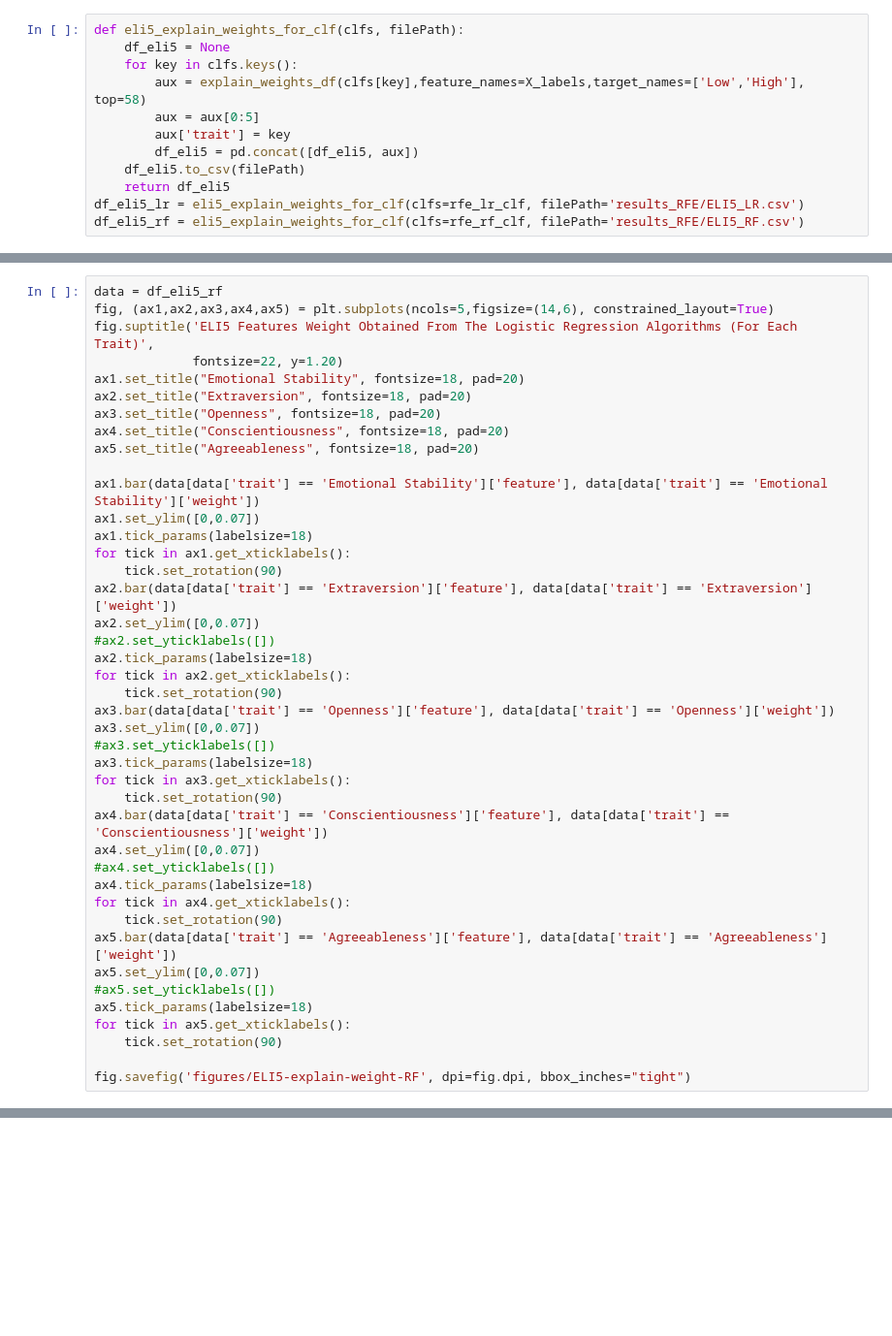
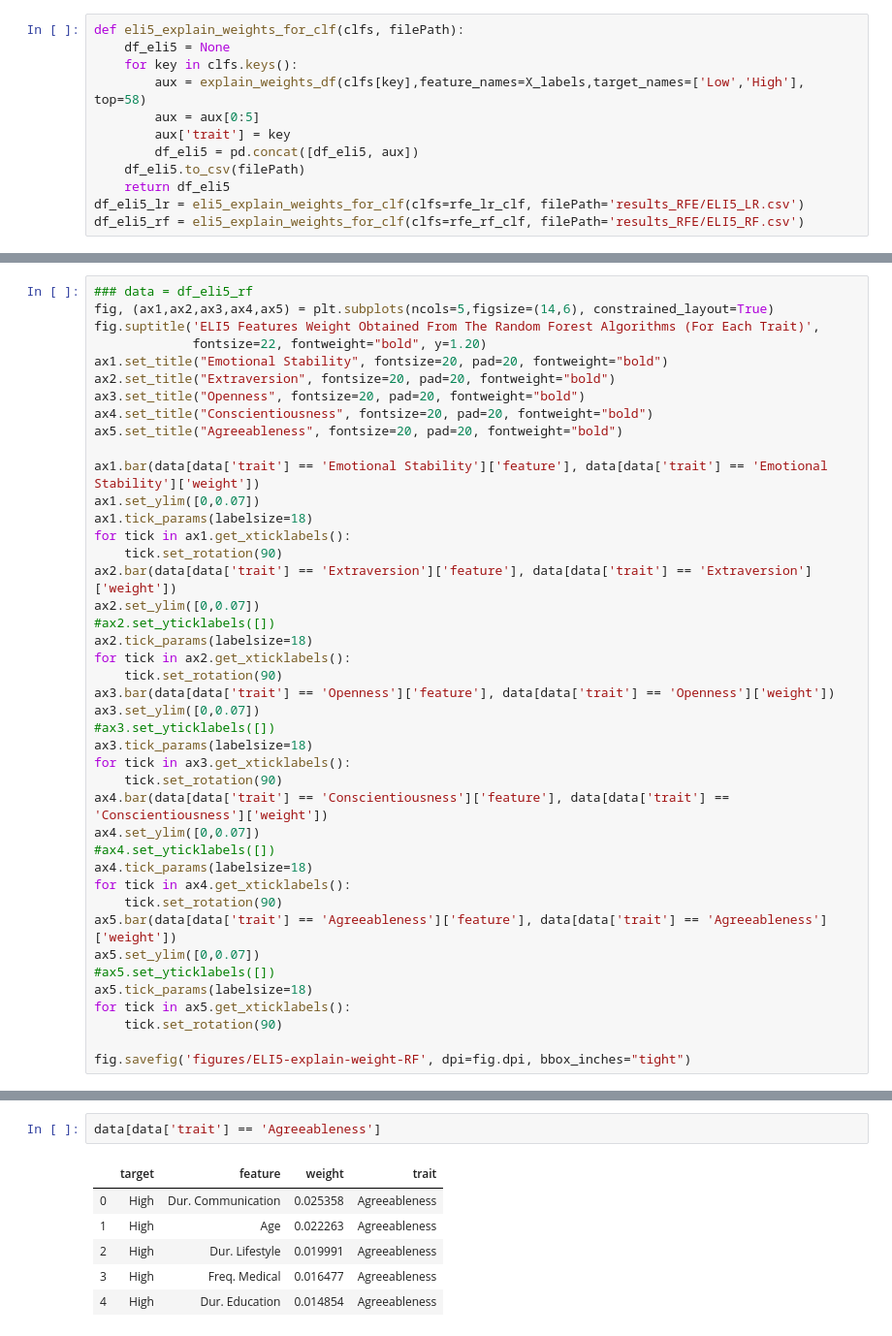
Before and after one commit to rafaoncloud/explainable_AI_personality_traits_big_five, a Jupyter notebook: LIME.ipynb, the cells around one changed output, grey strips where cells are left out. Shown at 97% size. Saved outputs shown, nothing was run; the diff lists cells and outputs as text; blank space fills up the shorter version.

```diff
--- a/LIME.ipynb
+++ b/LIME.ipynb
@@ -1200,13 +1203,13 @@ fig.savefig('figures/ELI5-explain-weight-LR', dpi=fig.dpi, bbox_inches="tight")
 # %%
-data = df_eli5_rf
+### data = df_eli5_rf
 fig, (ax1,ax2,ax3,ax4,ax5) = plt.subplots(ncols=5,figsize=(14,6), constrained_layout=True)
-fig.suptitle('ELI5 Features Weight Obtained From The Logistic Regression Algorithms (For Each Trait)',
-             fontsize=22, y=1.20)
-ax1.set_title("Emotional Stability", fontsize=18, pad=20)
-ax2.set_title("Extraversion", fontsize=18, pad=20)
-ax3.set_title("Openness", fontsize=18, pad=20)
-ax4.set_title("Conscientiousness", fontsize=18, pad=20)
-ax5.set_title("Agreeableness", fontsize=18, pad=20)
+fig.suptitle('ELI5 Features Weight Obtained From The Random Forest Algorithms (For Each Trait)',
+             fontsize=22, fontweight="bold", y=1.20)
+ax1.set_title("Emotional Stability", fontsize=20, pad=20, fontweight="bold")
+ax2.set_title("Extraversion", fontsize=20, pad=20, fontweight="bold")
+ax3.set_title("Openness", fontsize=20, pad=20, fontweight="bold")
+ax4.set_title("Conscientiousness", fontsize=20, pad=20, fontweight="bold")
+ax5.set_title("Agreeableness", fontsize=20, pad=20, fontweight="bold")
 
 ax1.bar(data[data['trait'] == 'Emotional Stability']['feature'], data[data['trait'] == 'Emotional Stability']['weight'])
 ax1.set_ylim([0,0.07])
@@ -1243,0 +1245,9 @@ fig.savefig('figures/ELI5-explain-weight-RF', dpi=fig.dpi, bbox_inches="tight")
+# %%
+data[data['trait'] == 'Agreeableness']
+# %% [output]
+|  | target | feature | weight | trait |
+| 0 | High | Dur. Communication | 0.025358 | Agreeableness |
+| 1 | High | Age | 0.022263 | Agreeableness |
+| 2 | High | Dur. Lifestyle | 0.019991 | Agreeableness |
+| 3 | High | Freq. Medical | 0.016477 | Agreeableness |
+| 4 | High | Dur. Education | 0.014854 | Agreeableness |
```
Also changed, not shown: parts of 3 cells of this notebook, 11 other files.
